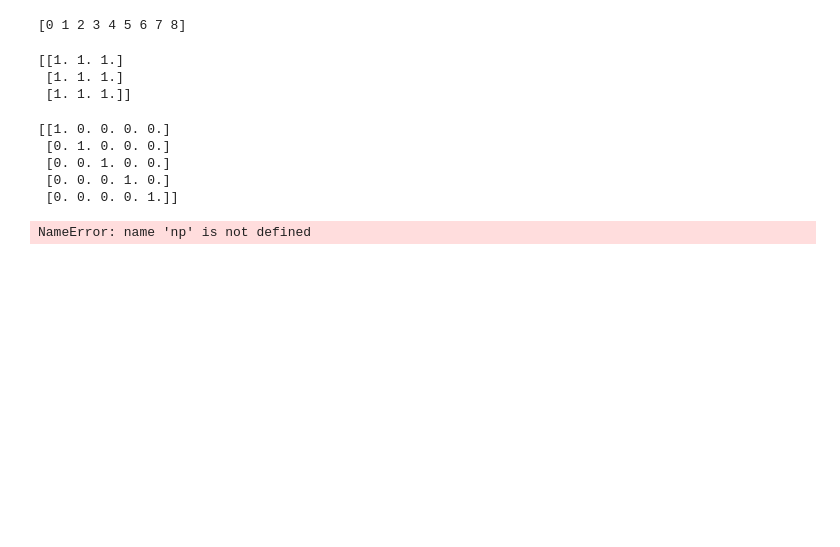
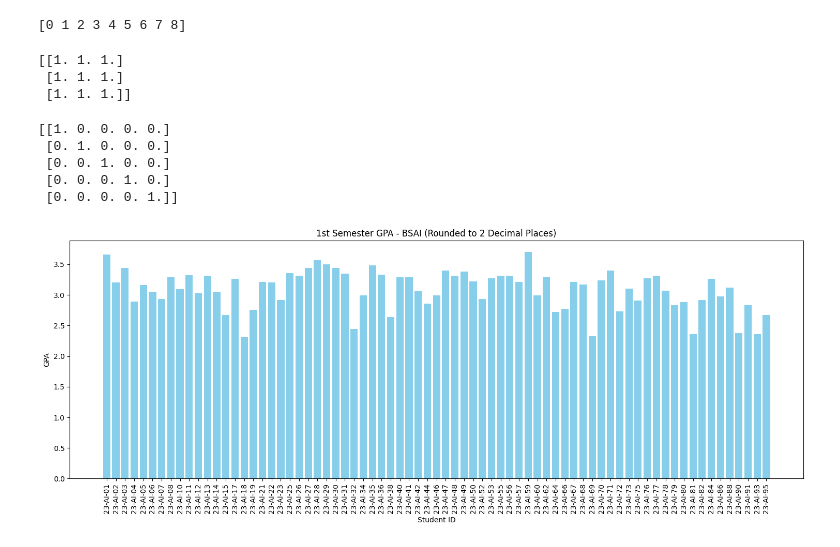
Before and after one commit to Muhammad361738/Data-science-ned, a Jupyter notebook: uni_exam.ipynb, the cells around one changed output. Drawn from its saved outputs; the diff is of its cells as text; code cells hidden in the pictures; blank space fills up the shorter version.

Commit message:
Work on the matplotlib liberary and different types of plots

```diff
--- a/uni_exam.ipynb
+++ b/uni_exam.ipynb
@@ -513,9 +513,47 @@ print(arr3)
  [0. 0. 1. 0. 0.]
  [0. 0. 0. 1. 0.]
  [0. 0. 0. 0. 1.]]
-# %%
-
-arr4=np.random.random(1,10)
-print(arr4)
-# %% [output]
-NameError: name 'np' is not defined
+# %%
+import matplotlib.pyplot as plt
+
+# Original GPAs
+students = [
+    "23-AI-01", "23-AI-02", "23-AI-03", "23-AI-04", "23-AI-05", "23-AI-06", "23-AI-07", "23-AI-08",
+    "23-AI-10", "23-AI-11", "23-AI-12", "23-AI-13", "23-AI-14", "23-AI-15", "23-AI-17", "23-AI-18",
+    "23-AI-19", "23-AI-21", "23-AI-22", "23-AI-23", "23-AI-25", "23-AI-26", "23-AI-27", "23-AI-28",
+    "23-AI-29", "23-AI-30", "23-AI-31", "23-AI-32", "23-AI-34", "23-AI-35", "23-AI-36", "23-AI-38",
+    "23-AI-40", "23-AI-41", "23-AI-42", "23-AI-44", "23-AI-46", "23-AI-47", "23-AI-48", "23-AI-49",
+    "23-AI-50", "23-AI-52", "23-AI-53", "23-AI-55", "23-AI-56", "23-AI-57", "23-AI-59", "23-AI-60",
+    "23-AI-62", "23-AI-64", "23-AI-66", "23-AI-67", "23-AI-68", "23-AI-69", "23-AI-70", "23-AI-71",
+    "23-AI-72", "23-AI-73", "23-AI-75", "23-AI-76", "23-AI-77", "23-AI-78", "23-AI-79", "23-AI-80",
+    "23-AI-81", "23-AI-82", "23-AI-84", "23-AI-86", "23-AI-88", "23-AI-90", "23-AI-91", "23-AI-93",
+    "23-AI-95"
+]
+
+gpas = [
+    3.6625, 3.2, 3.4375, 2.8875, 3.1625, 3.05, 2.93125, 3.3,
+    3.09375, 3.31875, 3.03125, 3.3125, 3.0375, 2.66875, 3.25625, 2.3125,
+    2.7625, 3.2125, 3.2, 2.925, 3.3625, 3.30625, 3.4375, 3.56875,
+    3.5, 3.4375, 3.35, 2.4375, 2.9875, 3.475, 3.325, 2.6375,
+    3.2875, 3.29375, 3.0625, 2.8625, 2.9875, 3.4, 3.3125, 3.38125,
+    3.21875, 2.93125, 3.26875, 3.30625, 3.30625, 3.20625, 3.7, 2.9875,
+    3.3, 2.71875, 2.775, 3.2125, 3.175, 2.33125, 3.2375, 3.4,
+    2.725, 3.1, 2.9125, 3.26875, 3.30625, 3.06875, 2.83125, 2.875,
+    2.35625, 2.925, 3.25625, 2.98125, 3.125, 2.375, 2.825, 2.3625,
+    2.675
+]
+
+# Round GPA values to 2 decimal places
+gpas = [round(gpa, 2) for gpa in gpas]
+
+# Plotting
+plt.figure(figsize=(15, 6))
+plt.bar(students, gpas, color='skyblue')
+plt.xticks(rotation=90)
+plt.xlabel("Student ID")
+plt.ylabel("GPA")
+plt.title("1st Semester GPA - BSAI (Rounded to 2 Decimal Places)")
+plt.tight_layout()
+plt.show()
+# %% [output]
+[figure, added]
```
Also changed, not shown: parts of 3 cells of this notebook, 3 other files.
